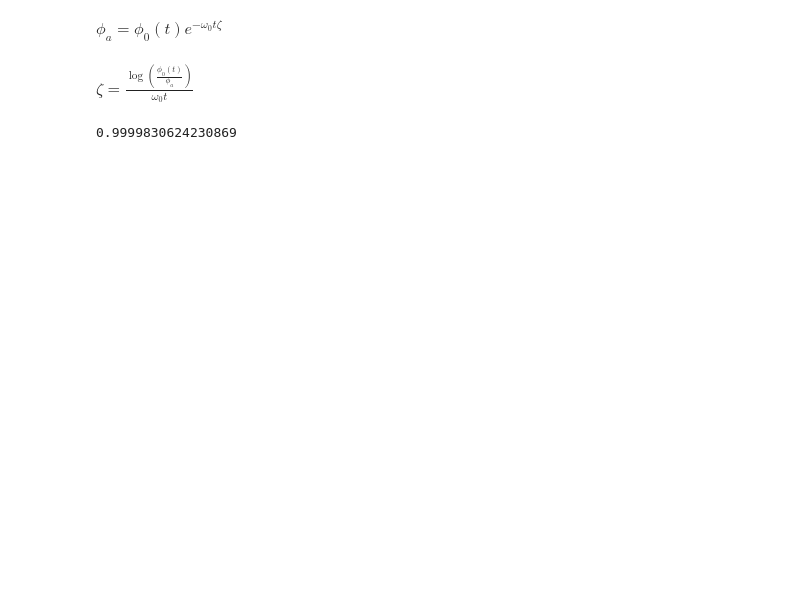
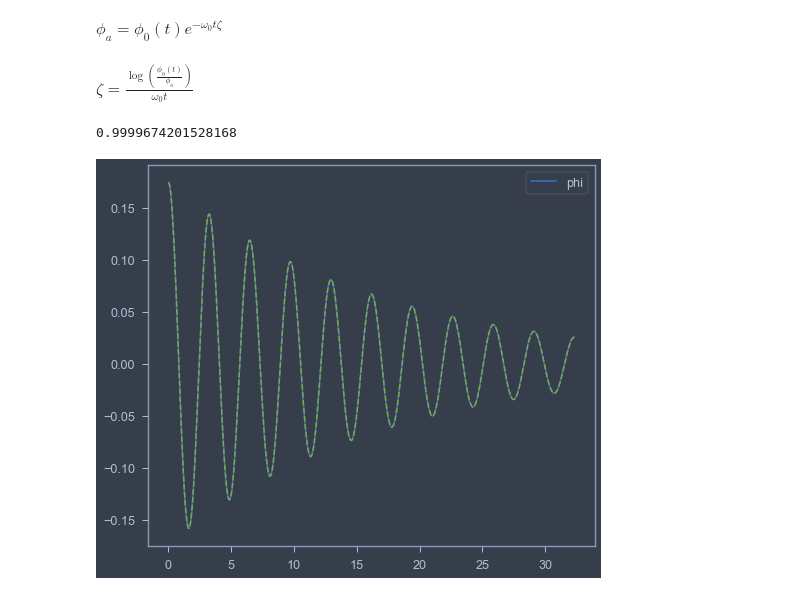
Before and after one commit to martinlarsalbert/Prediction-of-roll-motion-using-fully-nonlinear-potential-flow-and-Ikedas-method, a Jupyter notebook: notebooks/02.3_ikeda_Be_assumption.ipynb, the cells around one changed output. Cells and saved outputs as stored; diff of their text form; code cells hidden in the pictures; blank space fills up the shorter version.

```diff
--- a/notebooks/02.3_ikeda_Be_assumption.ipynb
+++ b/notebooks/02.3_ikeda_Be_assumption.ipynb
@@ -237,0 +261,9 @@ $\displaystyle \phi{\left(t \right)} = \left(\left(\frac{\zeta \phi_{0}{\left(t
+# %%
+eqs = [
+    B_1_zeta_eq,
+    equations.analytical_solution,
+      ]
+
+analytical_solution_B_1 = sp.Eq(symbols.phi,
+                                sp.simplify(sp.solve(eqs,symbols.zeta,symbols.phi)[0][1]))
+analytical_solution_B_1
@@ -238,5 +272,5 @@ $\displaystyle \phi{\left(t \right)} = \left(\left(\frac{\zeta \phi_{0}{\left(t
 # %%
-analytical_lambda = lambdify(sp.solve(equations.analytical_solution,symbols.phi)[0])
+analytical_lambda = lambdify(sp.solve(analytical_solution_B_1,symbols.phi)[0])
 # %%
 equations.extinction_equation
 # %% [output]
@@ -273,13 +308,19 @@ def linear_equivalent(X,omega0):
 # %%
 X = results[0]
 omega0 = np.sqrt(C_1/A_44)
 
-B_e = linear_equivalent(X=X, omega0=omega0)
-phi_pred = simulate(zeta=B_e, X=X, omega0=omega0)
+B_e = linear_equivalent(X=X, omega0=omega0, A_44=A_44)
+phi_pred = simulate(B_e=B_e, X=X, omega0=omega0, A_44=A_44)
 phi_error = X['phi'] - phi_pred
+
+fig,ax=plt.subplots()
+X.plot(y='phi',ax=ax)
+ax.plot(t,phi_pred,'--')
+
 r2_score(y_true=X['phi'], y_pred=phi_pred)
 # %% [output]
-0.9999830624230869
+0.9999674201528168
+[figure, added]
 # %%
 df_B_e = pd.DataFrame()
 df_B_e.index.name='B_2'
```
Also changed, not shown: parts of 63 cells of this notebook, 1 other file.
